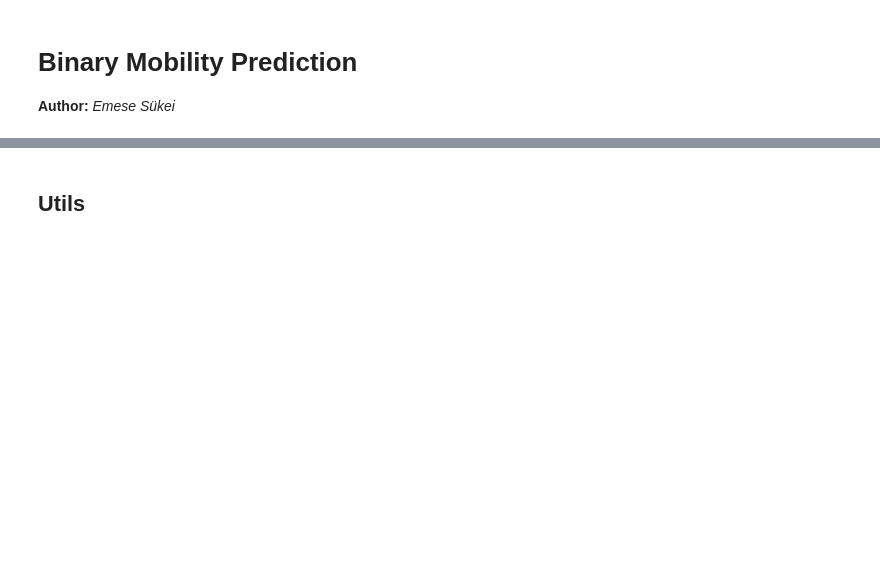
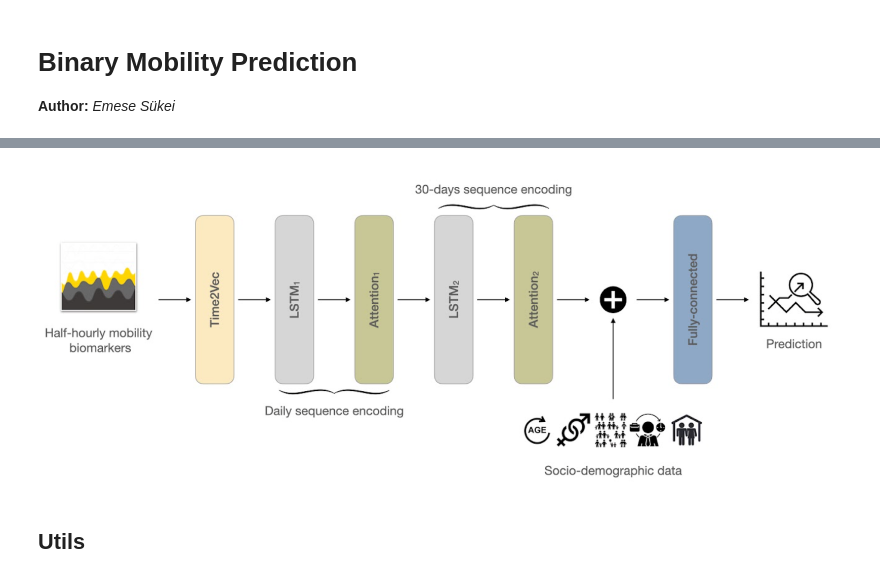
Before and after one commit to mlfpm/functionality_prediction, a Jupyter notebook: notebooks/bin_mobility_clf.ipynb, the cells around one changed output, grey strips where cells are left out. Drawn from its saved outputs; the diff is of its cells as text; code cells hidden in the pictures; blank space fills up the shorter version.

Commit message:
Changed way of visualising the images in the notebook.

```diff
--- a/notebooks/bin_mobility_clf.ipynb
+++ b/notebooks/bin_mobility_clf.ipynb
@@ -9,2 +34,6 @@ In this section we performed 3-fold cross validation of the pipeline. The data i
+# %%
+Image(filename=module_path + "/img/pipeline.png")
+# %% [output]
+[figure, added]
 # %% [markdown]
 ## Utils
```
Also changed, not shown: parts of 5 cells of this notebook.
